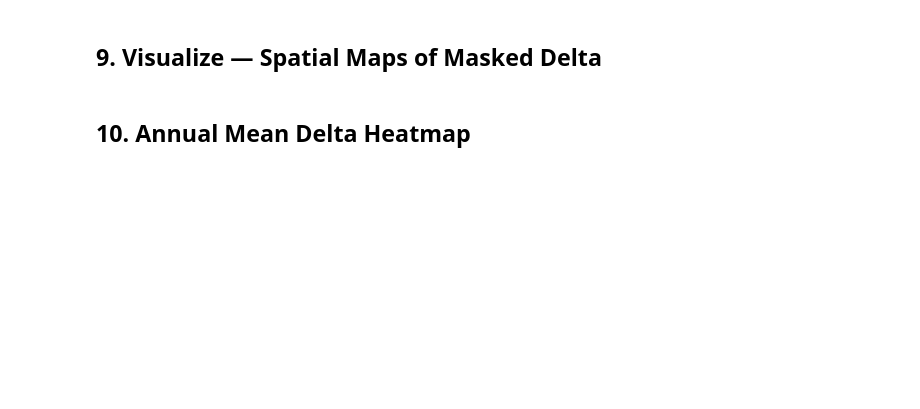
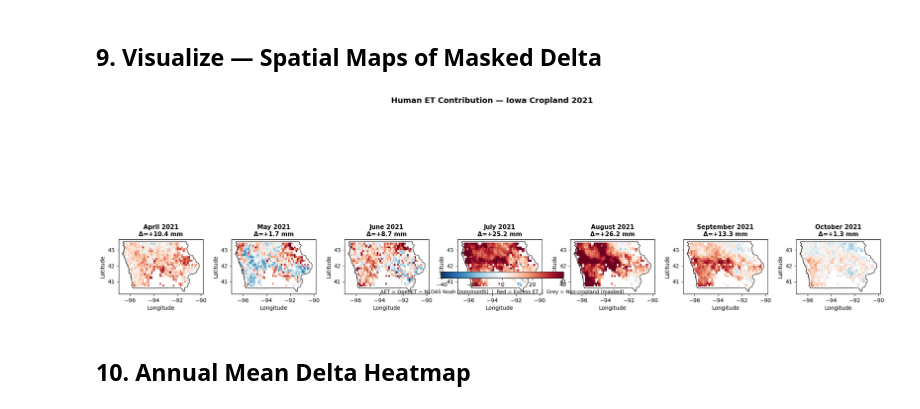
Before and after one commit to jacksoncoldiron/SIF-Analysis, a Jupyter notebook: src/notebooks/analysis/human_et.ipynb, the cells around one changed output. Cells and saved outputs as stored; diff of their text form; code cells hidden in the pictures; blank space fills up the shorter version.

```diff
--- a/src/notebooks/analysis/human_et.ipynb
+++ b/src/notebooks/analysis/human_et.ipynb
@@ -592,41 +800,43 @@ plt.show()
 ## 9. Visualize — Spatial Maps of Masked Delta
 # %%
 sample_year = 2021
-plot_months = [4, 6, 7, 8, 10]
-month_names = {4:'April', 6:'June', 7:'July', 8:'August', 10:'October'}
+plot_months = [4, 5, 6, 7, 8, 9, 10]
+month_names = {4: 'April', 5:'May', 6:'June', 7:'July', 8:'August', 9:'September', 10:'October'}
 
 fig, axes = plt.subplots(1, len(plot_months), figsize=(20, 5))
 
 all_vals = np.concatenate([
     delta_grids[(sample_year, m)].values.flatten()
     for m in plot_months if (sample_year, m) in delta_grids
 ])
 vmax = np.nanpercentile(np.abs(all_vals), 95)
 norm = mcolors.TwoSlopeNorm(vmin=-vmax, vcenter=0, vmax=vmax)
 
 for ax, month in zip(axes, plot_months):
     if (sample_year, month) not in delta_grids:
         ax.set_visible(False)
         continue
     data = delta_grids[(sample_year, month)]
     im = ax.imshow(
         data.values,
         extent=[float(data.x.min()), float(data.x.max()),
                 float(data.y.min()), float(data.y.max())],
         origin='upper', cmap='RdBu_r', norm=norm
     )
     iowa_gdf.boundary.plot(ax=ax, color='black', linewidth=0.8)
     mean_val = float(np.nanmean(data.values))
     ax.set_title(f'{month_names[month]} {sample_year}\nΔ={mean_val:+.1f} mm', fontsize=11, fontweight='bold')
     ax.set_xlabel('Longitude')
     ax.set_ylabel('Latitude')
 
 cbar = fig.colorbar(im, ax=axes, orientation='horizontal', fraction=0.04, pad=0.15)
 cbar.set_label('ΔET = OpenET − NLDAS Noah (mm/month)  |  Red = Excess ET  |  Grey = Non-cropland (masked)', fontsize=9)
 plt.suptitle(f'Human ET Contribution — Iowa Cropland {sample_year}', fontsize=14, fontweight='bold', y=1.02)
 plt.tight_layout()
 plt.savefig(figures_dir / f'et_delta_maps_{sample_year}_cropland.png', dpi=150, bbox_inches='tight')
 plt.show()
+# %% [output]
+[figure, added]
 # %% [markdown]
 ## 10. Annual Mean Delta Heatmap
 # %%
```
Also changed, not shown: parts of 17 cells of this notebook, 4 other files.
